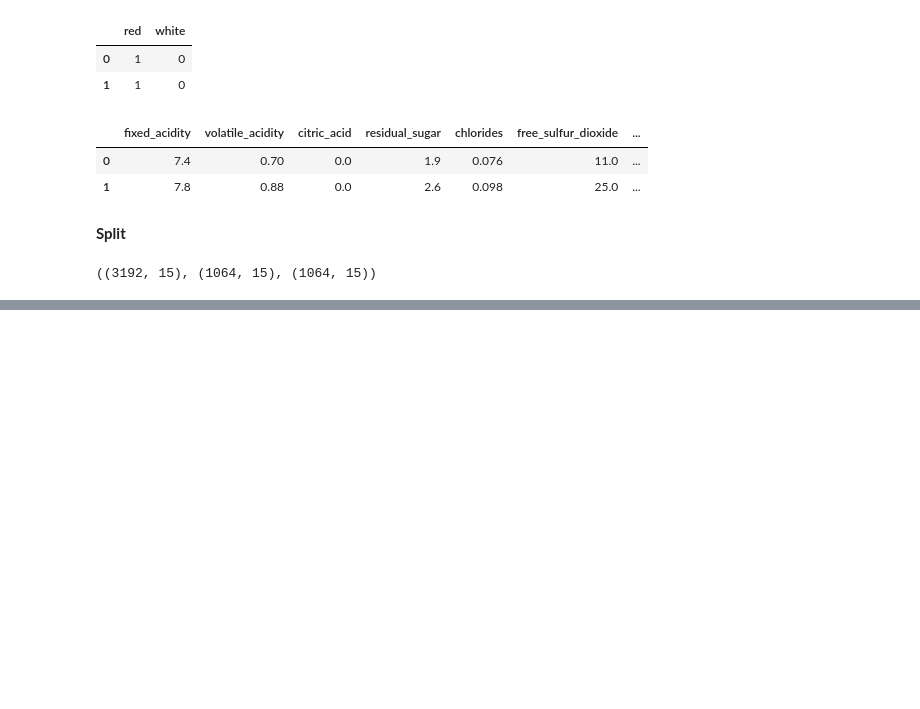
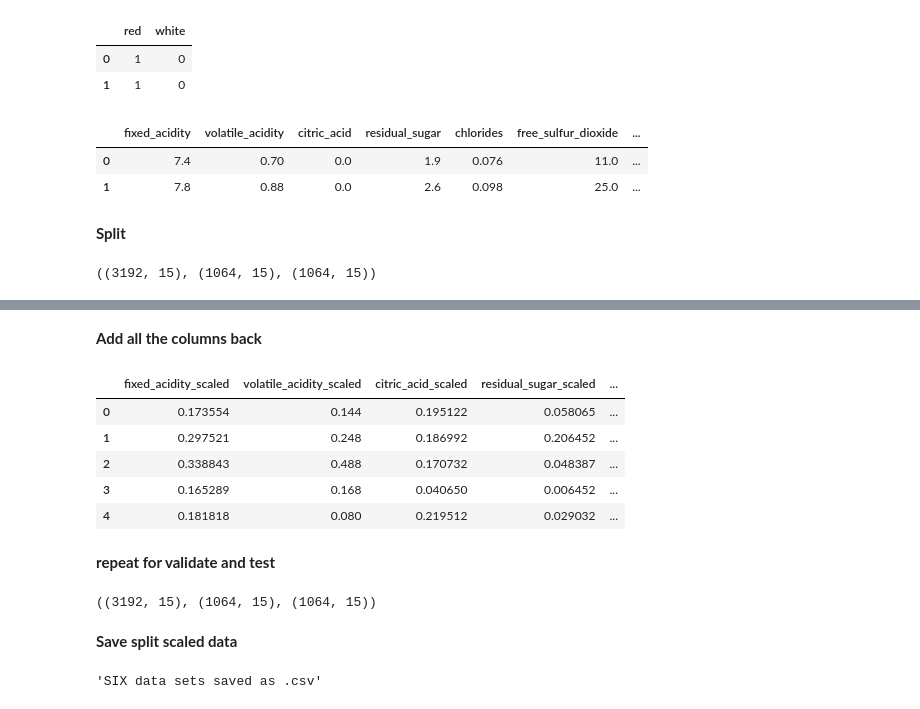
Before and after one commit to Codeup-Clustering-Project/wine_quality, a Jupyter notebook: 02_prepare.ipynb, the cells around one changed output, grey strips where cells are left out. Drawn from its saved outputs; the diff is of its cells as text; code cells hidden in the pictures; blank space fills up the shorter version.

```diff
--- a/02_prepare.ipynb
+++ b/02_prepare.ipynb
@@ -125,0 +191,19 @@ prepare_.save_split_data_(original_df=original_clean_wine,
+# %% [markdown]
+**Add all the columns back**
+# %%
+# Reset the index before adding the two data frames together
+unscaled_columns = train.iloc[:,-4:].reset_index(drop=True)
+x_train_scaled.reset_index(drop=True, inplace=True)
+
+# concate the the original columns to this data set
+train = pd.concat([x_train_scaled, unscaled_columns], axis=1, ignore_index=False)
+train.head()
+# %% [output]
+|  | fixed_acidity_scaled | volatile_acidity_scaled | citric_acid_scaled | residual_sugar_scaled | ... |
+| 0 | 0.173554 | 0.144 | 0.195122 | 0.058065 | ... |
+| 1 | 0.297521 | 0.248 | 0.186992 | 0.206452 | ... |
+| 2 | 0.338843 | 0.488 | 0.170732 | 0.048387 | ... |
+| 3 | 0.165289 | 0.168 | 0.040650 | 0.006452 | ... |
+| 4 | 0.181818 | 0.080 | 0.219512 | 0.029032 | ... |
+# %% [markdown]
+**repeat for validate and test**
@@ -126,3 +222,21 @@ prepare_.save_split_data_(original_df=original_clean_wine,
+# %%
+(train.shape, validate.shape, test.shape)
+# %% [output]
+((3192, 15), (1064, 15), (1064, 15))
+# %% [markdown]
+**Save split scaled data**
+# %%
+# save created data frames into csv
+prepare_.save_split_data_(original_df=original_clean_wine,
+                          encoded_scaled_df=wine,
+                          train=train,
+                          validate=validate,
+                          test=test,
+                         test_size=0.2,
+                         stratify_col= "quality",
+                         random_state=95)
+# %% [output]
+'SIX data sets saved as .csv'
 # %% [markdown]
 **Actions Taken**
 
```
Also changed, not shown: parts of 16 cells of this notebook, 1 other file.
